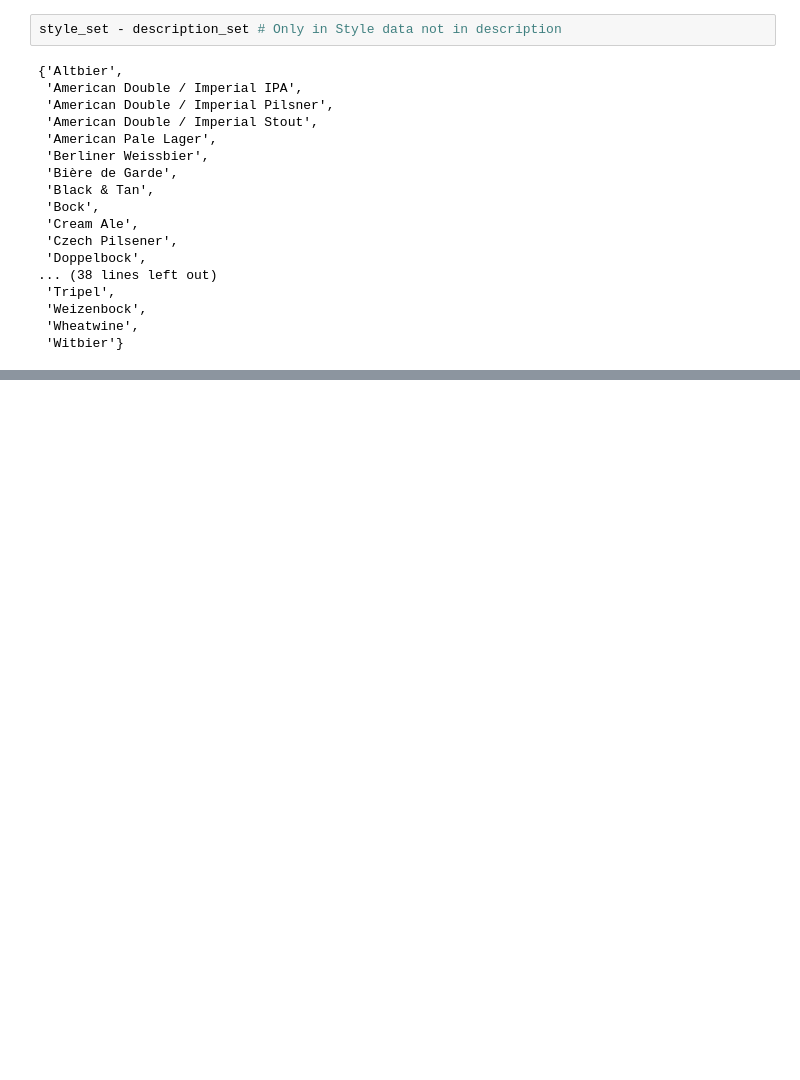
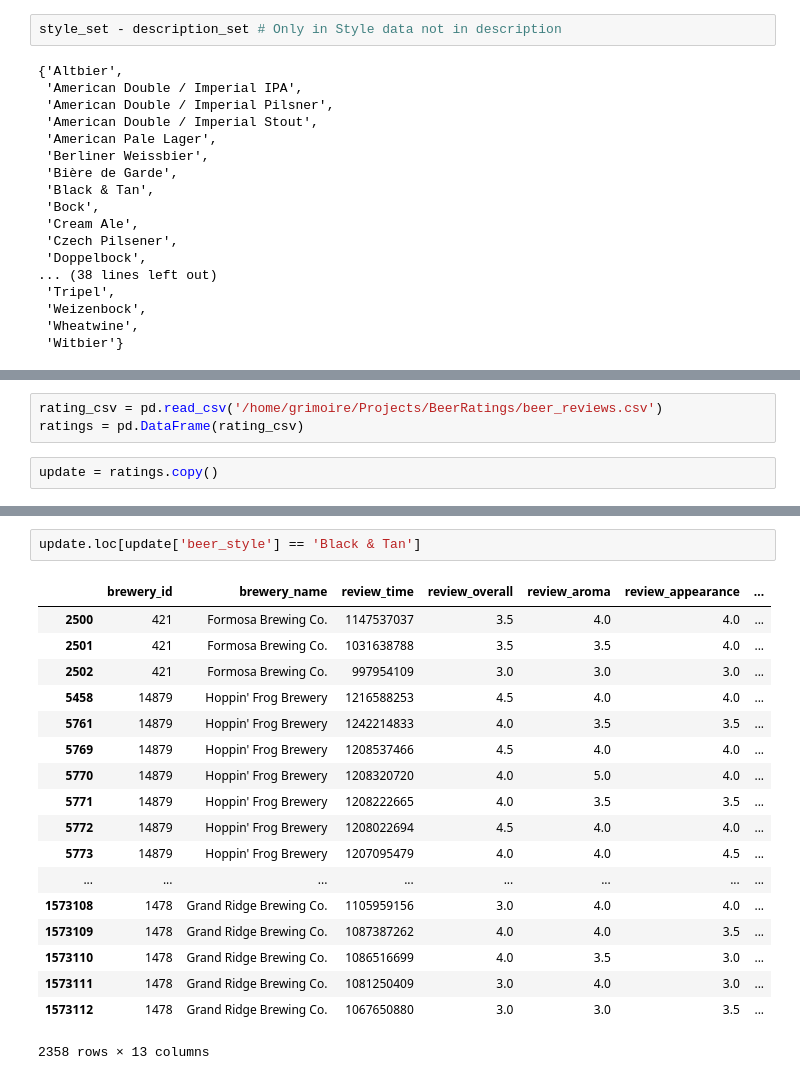
Before and after one commit to SethDKelly/BeerRecommender, a Jupyter notebook: Description_style_merge_mgmt.ipynb, the cells around one changed output, grey strips where cells are left out. Cells and saved outputs as stored; diff of their text form; blank space fills up the shorter version.

```diff
--- a/Description_style_merge_mgmt.ipynb
+++ b/Description_style_merge_mgmt.ipynb
@@ -114,0 +84,5 @@ description_set & style_set # Present in both sets
+# %%
+rating_csv = pd.read_csv('/home/grimoire/Projects/BeerRatings/beer_reviews.csv')
+ratings = pd.DataFrame(rating_csv)
+# %%
+update = ratings.copy()
@@ -114,0 +151,21 @@ description_set & style_set # Present in both sets
+# %%
+update.loc[update['beer_style'] == 'Black & Tan']
+# %% [output]
+|  | brewery_id | brewery_name | review_time | review_overall | review_aroma | review_appearance | ... |
+| 2500 | 421 | Formosa Brewing Co. | 1147537037 | 3.5 | 4.0 | 4.0 | ... |
+| 2501 | 421 | Formosa Brewing Co. | 1031638788 | 3.5 | 3.5 | 4.0 | ... |
+| 2502 | 421 | Formosa Brewing Co. | 997954109 | 3.0 | 3.0 | 3.0 | ... |
+| 5458 | 14879 | Hoppin' Frog Brewery | 1216588253 | 4.5 | 4.0 | 4.0 | ... |
+| 5761 | 14879 | Hoppin' Frog Brewery | 1242214833 | 4.0 | 3.5 | 3.5 | ... |
+| 5769 | 14879 | Hoppin' Frog Brewery | 1208537466 | 4.5 | 4.0 | 4.0 | ... |
+| 5770 | 14879 | Hoppin' Frog Brewery | 1208320720 | 4.0 | 5.0 | 4.0 | ... |
+| 5771 | 14879 | Hoppin' Frog Brewery | 1208222665 | 4.0 | 3.5 | 3.5 | ... |
+| 5772 | 14879 | Hoppin' Frog Brewery | 1208022694 | 4.5 | 4.0 | 4.0 | ... |
+| 5773 | 14879 | Hoppin' Frog Brewery | 1207095479 | 4.0 | 4.0 | 4.5 | ... |
+| ... | ... | ... | ... | ... | ... | ... | ... |
+| 1573108 | 1478 | Grand Ridge Brewing Co. | 1105959156 | 3.0 | 4.0 | 4.0 | ... |
+| 1573109 | 1478 | Grand Ridge Brewing Co. | 1087387262 | 4.0 | 4.0 | 3.5 | ... |
+| 1573110 | 1478 | Grand Ridge Brewing Co. | 1086516699 | 4.0 | 3.5 | 3.0 | ... |
+| 1573111 | 1478 | Grand Ridge Brewing Co. | 1081250409 | 3.0 | 4.0 | 3.0 | ... |
+| 1573112 | 1478 | Grand Ridge Brewing Co. | 1067650880 | 3.0 | 3.0 | 3.5 | ... |
+2358 rows × 13 columns
```
Also changed, not shown: parts of 13 cells of this notebook.
